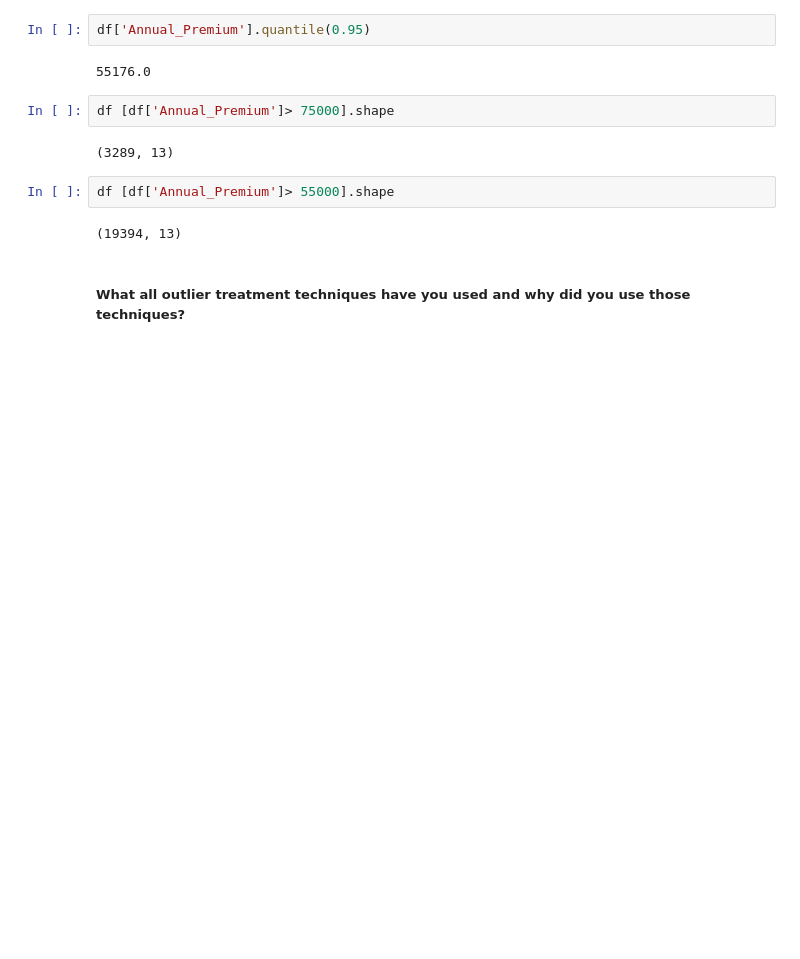
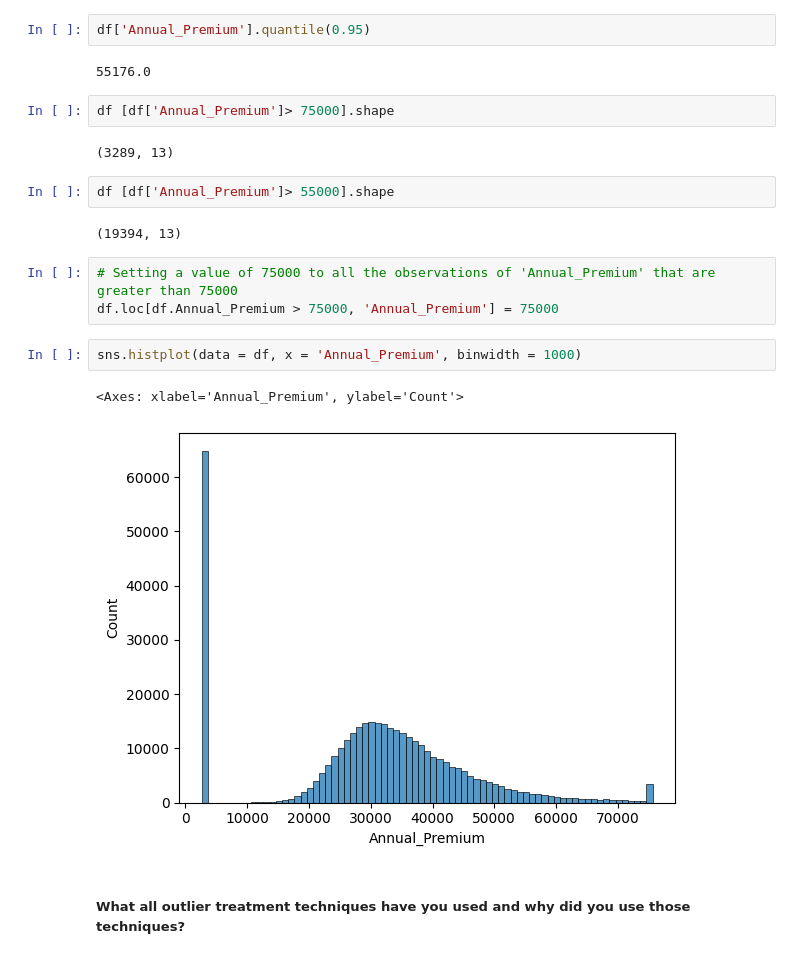
Before and after one commit to priyaregit/Classification-ML_Insurance-Cross-Sell-Prediction, a Jupyter notebook: Health_Insurance_Cross_Sell_Prediction_Classification.ipynb, the cells around one changed output. Saved outputs shown, nothing was run; the diff lists cells and outputs as text; blank space fills up the shorter version.

```diff
--- a/Health_Insurance_Cross_Sell_Prediction_Classification.ipynb
+++ b/Health_Insurance_Cross_Sell_Prediction_Classification.ipynb
@@ -957,5 +954,13 @@ df [df['Annual_Premium']> 75000].shape
 df [df['Annual_Premium']> 55000].shape
 # %% [output]
 (19394, 13)
+# %%
+# Setting a value of 75000 to all the observations of 'Annual_Premium' that are greater than 75000
+df.loc[df.Annual_Premium > 75000, 'Annual_Premium'] = 75000
+# %%
+sns.histplot(data = df, x = 'Annual_Premium', binwidth = 1000)
+# %% [output]
+<Axes: xlabel='Annual_Premium', ylabel='Count'>
+[figure, added]
 # %% [markdown]
 ##### What all outlier treatment techniques have you used and why did you use those techniques?
```
Also changed, not shown: parts of 45 cells of this notebook.
